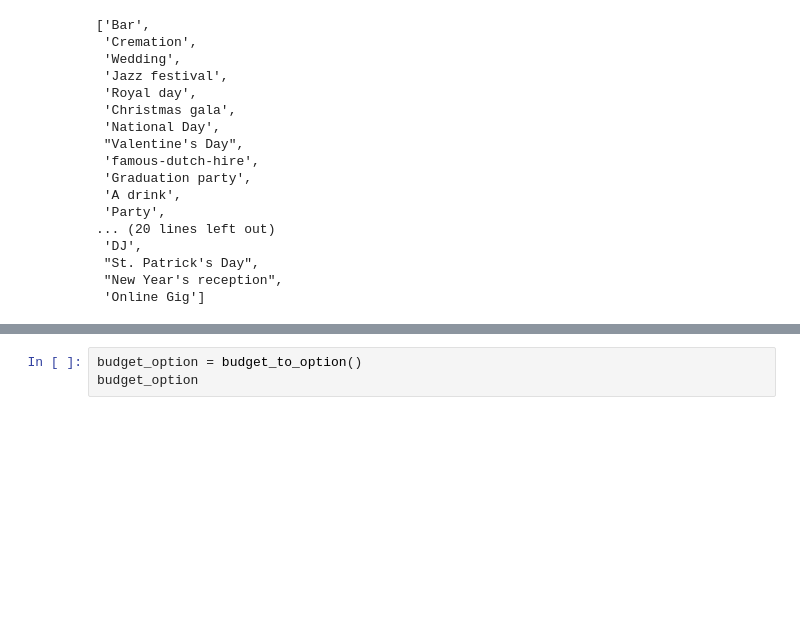
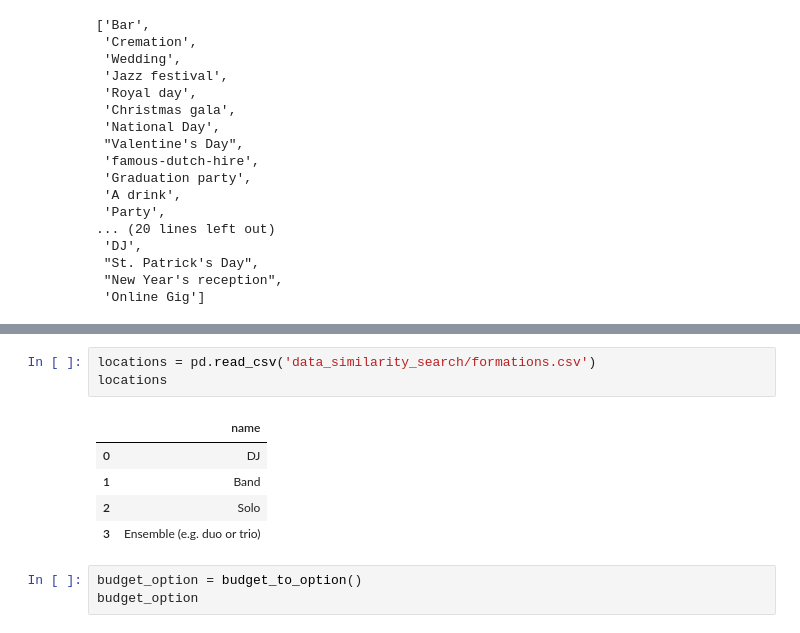
Before and after one commit to rakjuliaoczy/chatbot, a Jupyter notebook: cos.ipynb, the cells around one changed output, grey strips where cells are left out. Saved outputs shown, nothing was run; the diff lists cells and outputs as text; blank space fills up the shorter version.

Commit message:
updated vectory similarity search - returns more options

```diff
--- a/cos.ipynb
+++ b/cos.ipynb
@@ -316,3 +440,12 @@ def budget_to_option(budget): #budget = user_inputs[4] . user_inputs = ['birthda
+# %%
+locations = pd.read_csv('data_similarity_search/formations.csv')
+locations
+# %% [output]
+|  | name |
+| 0 | DJ |
+| 1 | Band |
+| 2 | Solo |
+| 3 | Ensemble (e.g. duo or trio) |
 # %%
 budget_option = budget_to_option()
 budget_option
```
Also changed, not shown: parts of 9 cells of this notebook, 13 other files.
